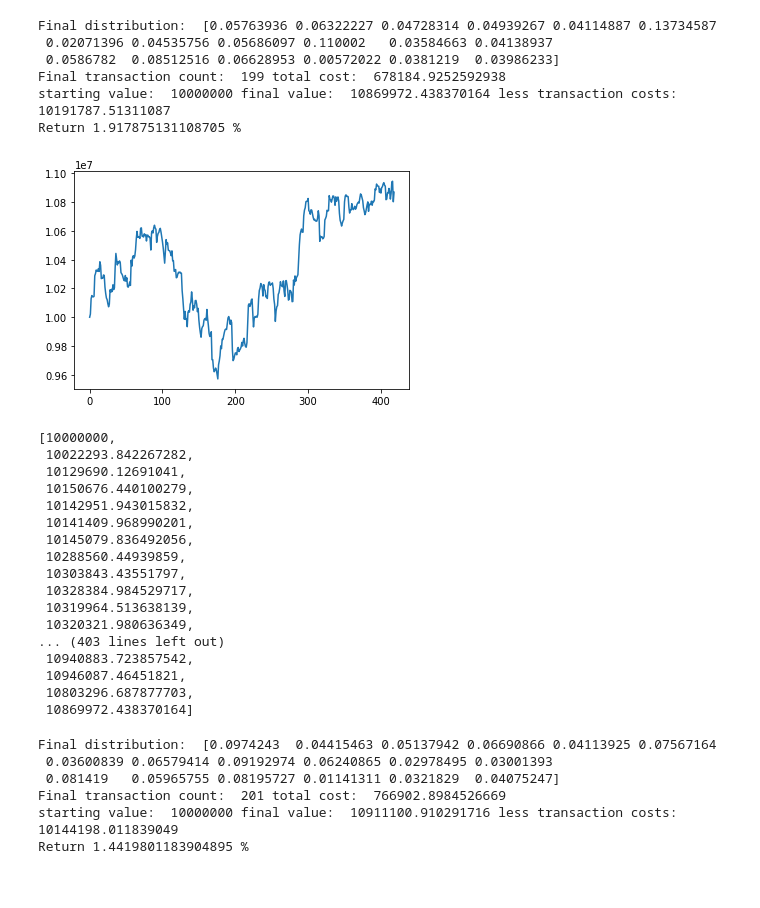
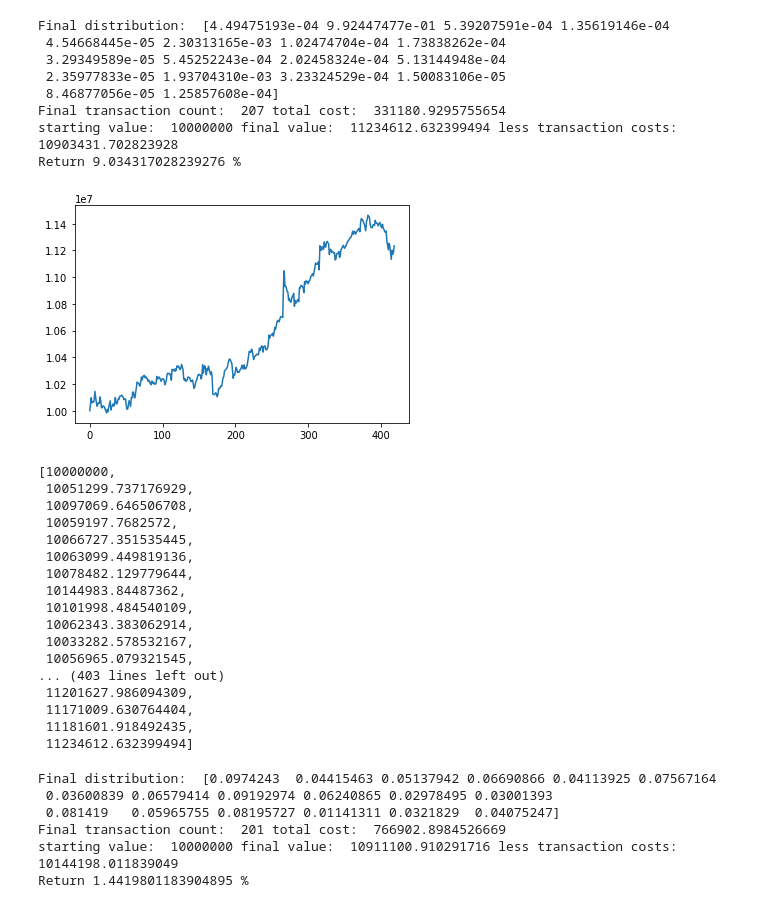
Before and after one commit to soujanyaduggirala/OnlineLearningStockPortfolios, a Jupyter notebook: mwu.ipynb, the cells around one changed output. Saved outputs shown, nothing was run; the diff lists cells and outputs as text; code cells hidden in the pictures.

Commit message:
Updated marketcap weights and tickers so it works

```diff
--- a/mwu.ipynb
+++ b/mwu.ipynb
@@ -3,7 +3,7 @@ import numpy as np
 import pandas as pd
 import matplotlib.pyplot as plt
 # %%
-def weight_init(experts,opening,method,ticker):
+def weight_init(experts,opening,method,tickers):
     #add market cap initialization
     if method == 'equal':
         w = np.ones(experts)
@@ -17,9 +17,9 @@ def weight_init(experts,opening,method,ticker):
 
         for ticker in tickers:
             try:
-                w += caps_dict[ticker]
+                w.append(caps_dict[ticker])
             except:
-                w += 0
+                w.append(0)
 
         return np.array(w).astype('float64')
 
@@ -41,7 +41,9 @@ def mwu(filename,lossmethod,weightmethod):
     data = pd.read_excel(filename)[::-1]
     opening = data.iloc[:,::2]
     closing = data.iloc[:,1::2]
-    tickers = opening.columns
+    tickers = [name[:name.find('_')] for name in opening.columns]
+    #print(tickers)
+    #return 0
     dates = opening.index.values
     #print(dates)
     #return 0
@@ -167,32 +169,34 @@ def mwu(filename,lossmethod,weightmethod):
 #data = pd.read_excel('lowvol_weekly.xlsx')[::-1]
 filename = 'highvol_hourly.xlsx'
 # %%
-mwu(filename,'absolute','equal')
+mwu(filename,'absolute','marketcap')
 # %% [output]
-Final distribution:  [0.05763936 0.06322227 0.04728314 0.04939267 0.04114887 0.13734587
- 0.02071396 0.04535756 0.05686097 0.110002   0.03584663 0.04138937
- 0.0586782  0.08512516 0.06628953 0.00572022 0.0381219  0.03986233]
-Final transaction count:  199 total cost:  678184.9252592938
-starting value:  10000000 final value:  10869972.438370164 less transaction costs:  10191787.51311087
-Return 1.917875131108705 %
+Final distribution:  [4.49475193e-04 9.92447477e-01 5.39207591e-04 1.35619146e-04
+ 4.54668445e-05 2.30313165e-03 1.02474704e-04 1.73838262e-04
+ 3.29349589e-05 5.45252243e-04 2.02458324e-04 5.13144948e-04
+ 2.35977833e-05 1.93704310e-03 3.23324529e-04 1.50083106e-05
+ 8.46877056e-05 1.25857608e-04]
+Final transaction count:  207 total cost:  331180.9295755654
+starting value:  10000000 final value:  11234612.632399494 less transaction costs:  10903431.702823928
+Return 9.034317028239276 %
-[figure, old version]
+[figure, new version]
 [10000000,
- 10022293.842267282,
- 10129690.12691041,
- 10150676.440100279,
- 10142951.943015832,
- 10141409.968990201,
- 10145079.836492056,
- 10288560.44939859,
- 10303843.43551797,
- 10328384.984529717,
- 10319964.513638139,
- 10320321.980636349,
+ 10051299.737176929,
+ 10097069.646506708,
+ 10059197.7682572,
+ 10066727.351535445,
+ 10063099.449819136,
+ 10078482.129779644,
+ 10144983.84487362,
+ 10101998.484540109,
+ 10062343.383062914,
+ 10033282.578532167,
+ 10056965.079321545,
 ... (403 lines left out)
- 10940883.723857542,
- 10946087.46451821,
- 10803296.687877703,
- 10869972.438370164]
+ 11201627.986094309,
+ 11171009.630764404,
+ 11181601.918492435,
+ 11234612.632399494]
 # %%
 mwu(filename,'pricerel','equal')
 # %% [output]
```
